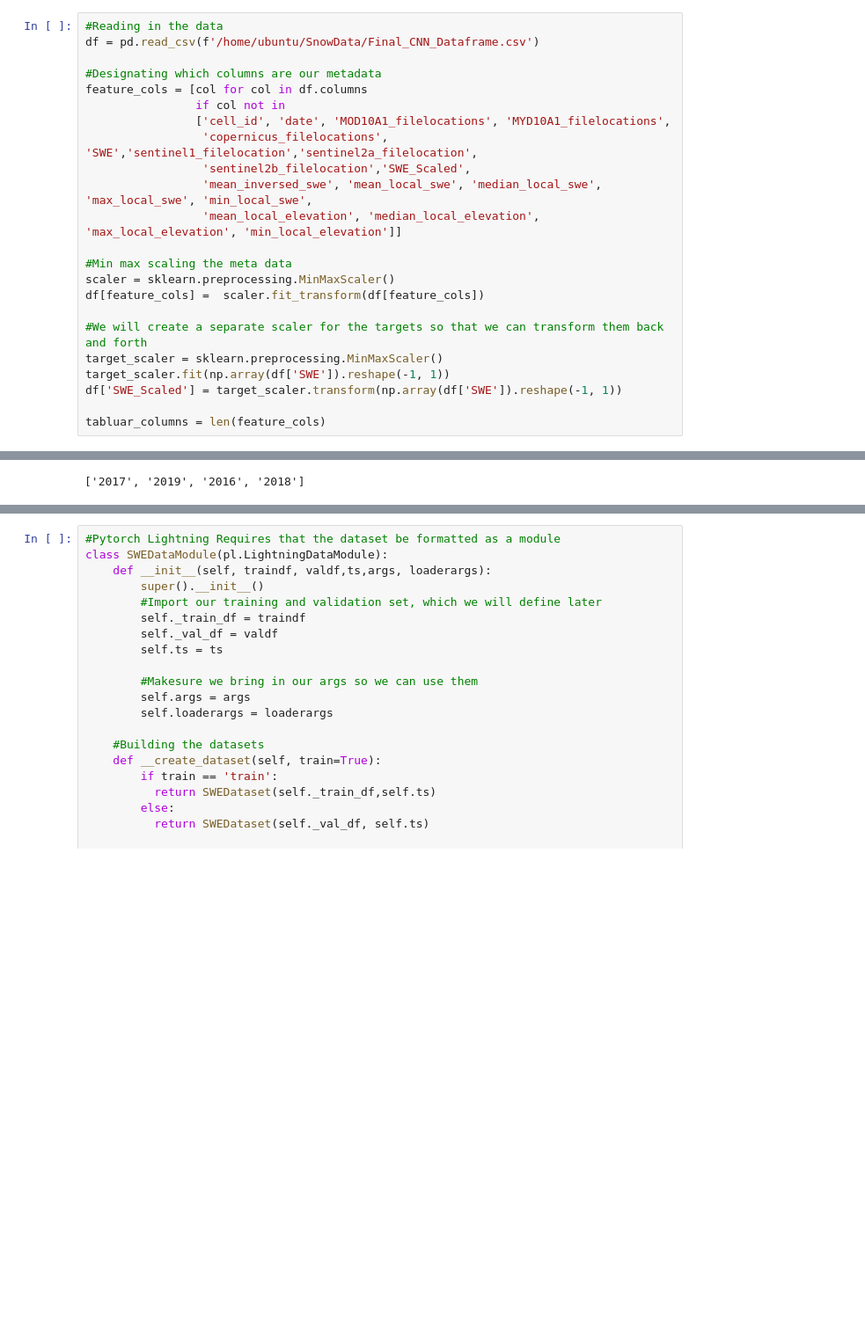
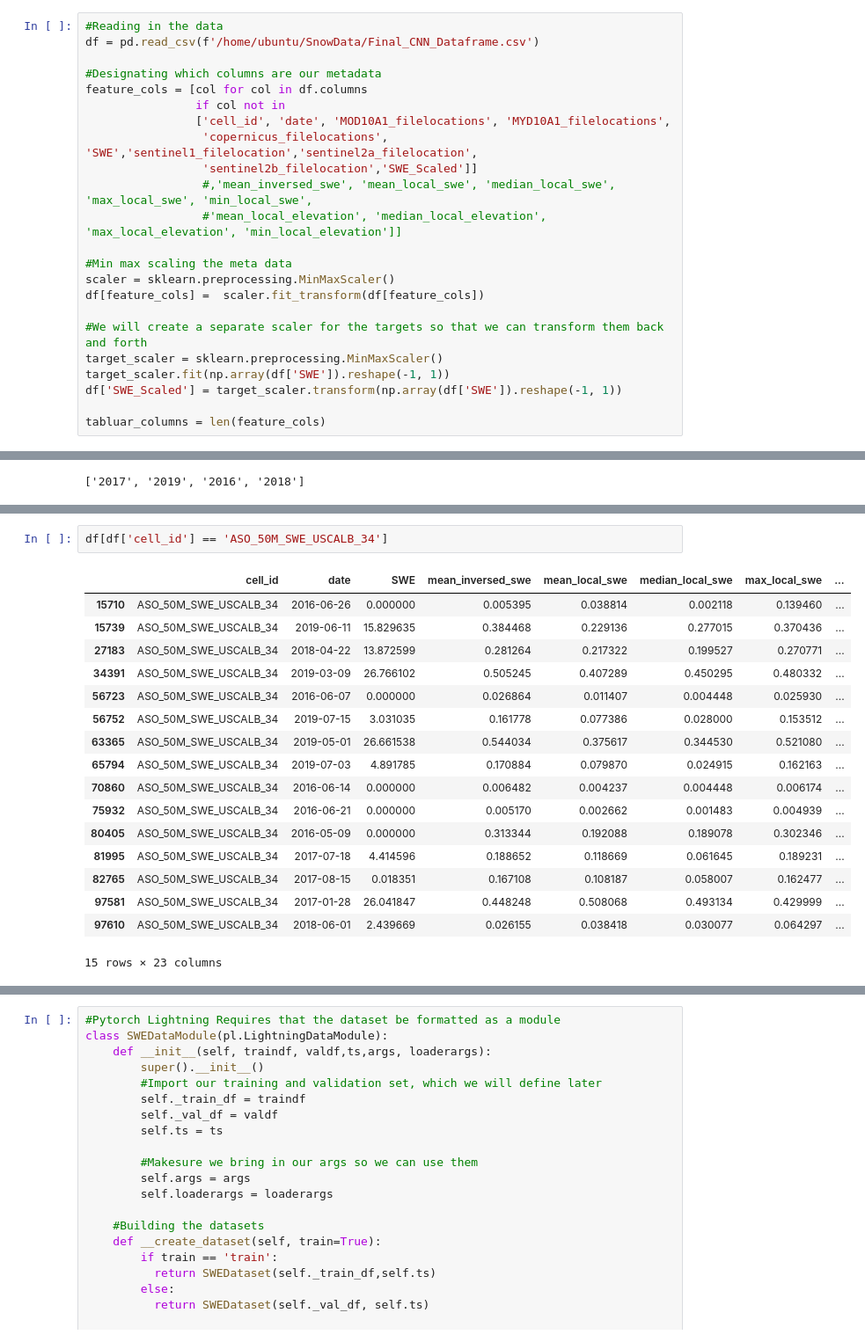
Before and after one commit to Seiris21/ucb2022.snowcast, a Jupyter notebook: notebooks/models/swe_cnn-lstm.ipynb, the cells around one changed output, grey strips where cells are left out. Shown at 88% size. Drawn from its saved outputs; the diff is of its cells as text; blank space fills up the shorter version.

Commit message:
lstm date input fix

```diff
--- a/notebooks/models/swe_cnn-lstm.ipynb
+++ b/notebooks/models/swe_cnn-lstm.ipynb
@@ -65,9 +49,9 @@ feature_cols = [col for col in df.columns
                 if col not in
                 ['cell_id', 'date', 'MOD10A1_filelocations', 'MYD10A1_filelocations',
                  'copernicus_filelocations', 'SWE','sentinel1_filelocation','sentinel2a_filelocation',
-                 'sentinel2b_filelocation','SWE_Scaled',
-                 'mean_inversed_swe', 'mean_local_swe', 'median_local_swe', 'max_local_swe', 'min_local_swe',
-                 'mean_local_elevation', 'median_local_elevation', 'max_local_elevation', 'min_local_elevation']]
+                 'sentinel2b_filelocation','SWE_Scaled']]
+                 #,'mean_inversed_swe', 'mean_local_swe', 'median_local_swe', 'max_local_swe', 'min_local_swe',
+                 #'mean_local_elevation', 'median_local_elevation', 'max_local_elevation', 'min_local_elevation']]
 
 #Min max scaling the meta data
 scaler = sklearn.preprocessing.MinMaxScaler()
@@ -120,3 +97,23 @@ df[pd.to_datetime(df['date']).dt.year == int('2019')]
+# %%
+df[df['cell_id'] == 'ASO_50M_SWE_USCALB_34']
+# %% [output]
+|  | cell_id | date | SWE | mean_inversed_swe | mean_local_swe | median_local_swe | max_local_swe | ... |
+| 15710 | ASO_50M_SWE_USCALB_34 | 2016-06-26 | 0.000000 | 0.005395 | 0.038814 | 0.002118 | 0.139460 | ... |
+| 15739 | ASO_50M_SWE_USCALB_34 | 2019-06-11 | 15.829635 | 0.384468 | 0.229136 | 0.277015 | 0.370436 | ... |
+| 27183 | ASO_50M_SWE_USCALB_34 | 2018-04-22 | 13.872599 | 0.281264 | 0.217322 | 0.199527 | 0.270771 | ... |
+| 34391 | ASO_50M_SWE_USCALB_34 | 2019-03-09 | 26.766102 | 0.505245 | 0.407289 | 0.450295 | 0.480332 | ... |
+| 56723 | ASO_50M_SWE_USCALB_34 | 2016-06-07 | 0.000000 | 0.026864 | 0.011407 | 0.004448 | 0.025930 | ... |
+| 56752 | ASO_50M_SWE_USCALB_34 | 2019-07-15 | 3.031035 | 0.161778 | 0.077386 | 0.028000 | 0.153512 | ... |
+| 63365 | ASO_50M_SWE_USCALB_34 | 2019-05-01 | 26.661538 | 0.544034 | 0.375617 | 0.344530 | 0.521080 | ... |
+| 65794 | ASO_50M_SWE_USCALB_34 | 2019-07-03 | 4.891785 | 0.170884 | 0.079870 | 0.024915 | 0.162163 | ... |
+| 70860 | ASO_50M_SWE_USCALB_34 | 2016-06-14 | 0.000000 | 0.006482 | 0.004237 | 0.004448 | 0.006174 | ... |
+| 75932 | ASO_50M_SWE_USCALB_34 | 2016-06-21 | 0.000000 | 0.005170 | 0.002662 | 0.001483 | 0.004939 | ... |
+| 80405 | ASO_50M_SWE_USCALB_34 | 2016-05-09 | 0.000000 | 0.313344 | 0.192088 | 0.189078 | 0.302346 | ... |
+| 81995 | ASO_50M_SWE_USCALB_34 | 2017-07-18 | 4.414596 | 0.188652 | 0.118669 | 0.061645 | 0.189231 | ... |
+| 82765 | ASO_50M_SWE_USCALB_34 | 2017-08-15 | 0.018351 | 0.167108 | 0.108187 | 0.058007 | 0.162477 | ... |
+| 97581 | ASO_50M_SWE_USCALB_34 | 2017-01-28 | 26.041847 | 0.448248 | 0.508068 | 0.493134 | 0.429999 | ... |
+| 97610 | ASO_50M_SWE_USCALB_34 | 2018-06-01 | 2.439669 | 0.026155 | 0.038418 | 0.030077 | 0.064297 | ... |
+15 rows × 23 columns
 # %%
 class args:
     #Overall Args
```
Also changed, not shown: parts of 9 cells of this notebook.
